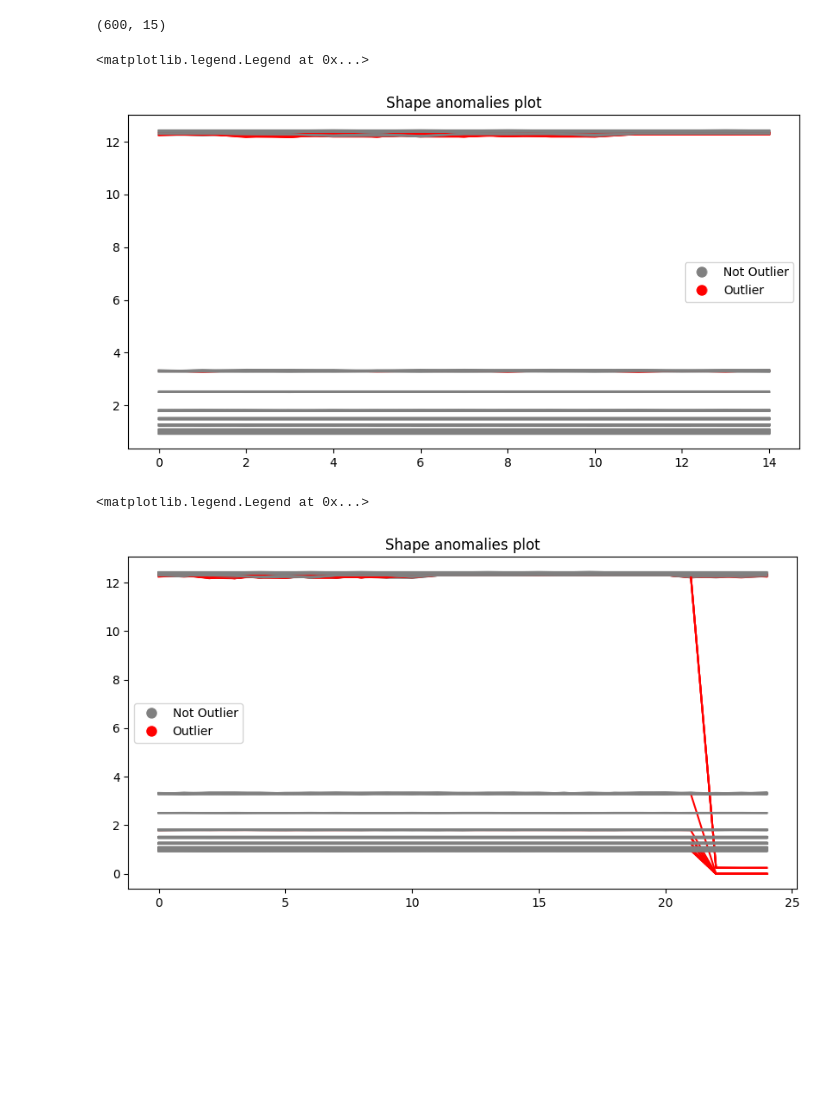
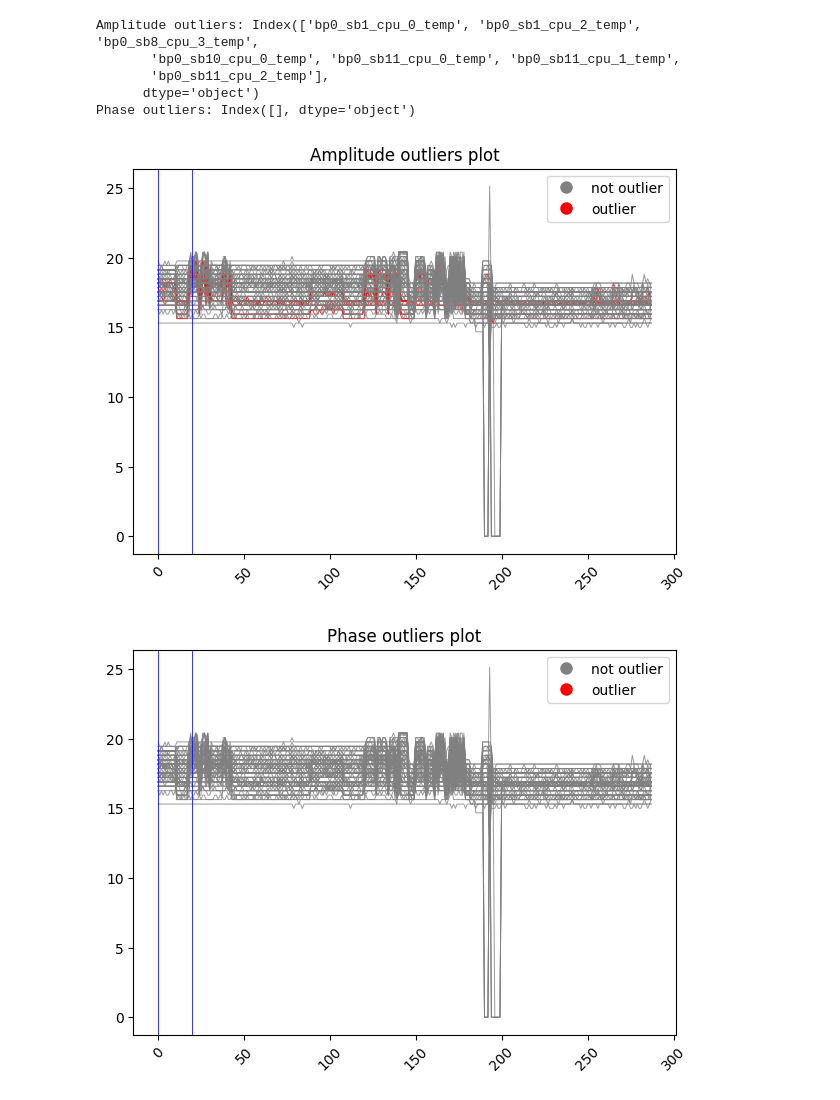
Before and after one commit to allisonaustin/streaming-depths, a Jupyter notebook: examples/sample2.ipynb, the cells around one changed output. Saved outputs shown, nothing was run; the diff lists cells and outputs as text; code cells hidden in the pictures; blank space fills up the shorter version.

```diff
--- a/examples/sample2.ipynb
+++ b/examples/sample2.ipynb
@@ -70,23 +20,53 @@ number of labels: 599
-# %%
-F = df.iloc[:-10,:].T.to_numpy()
-print(F.shape)
-inc_shape1 = IncrementalDepth(F=F, p=0.9, k=1.5, threshold=10)
-inc_shape1.getAmplitudeOutliers(F)
-cmap = ListedColormap([colors[label] for label in inc_shape1.labels])
-df.iloc[:-10,:].plot(colormap=cmap, figsize=(10, 5))
-plt.title("Shape anomalies plot")
-plt.legend(handles=legend_handles)
-# %% [output]
-(600, 15)
-<matplotlib.legend.Legend at 0x...>
-[figure, removed]
-# %%
-T_new = df.iloc[15:25,:].T.to_numpy() # new time points should recompute depths
-inc_shape1.update(T_new)
-cmap = ListedColormap([colors[label] for label in inc_shape1.labels])
-df.plot(colormap=cmap, figsize=(10, 5))
-plt.title("Shape anomalies plot")
-plt.legend(handles=legend_handles)
-# %% [output]
-<matplotlib.legend.Legend at 0x...>
-[figure, removed]
+# %%
+def plot_outliers(df, outliers, start=0, n_timepts=None):
+    colors = {False: 'gray', True: 'red'}
+
+    if (n_timepts is None):
+        n_timepts = df.shape[0] - 1
+
+    cmap_amp = ListedColormap([colors[label] for label in outliers['amp']])
+    cmap_phs = ListedColormap([colors[label] for label in outliers['phs']])
+    legend_handles = [
+        plt.Line2D([0], [0], marker='o', color='w', label='not outlier', markerfacecolor='gray', markersize=10),
+        plt.Line2D([0], [0], marker='o', color='w', label='outlier', markerfacecolor='red', markersize=10)
+    ]
+
+    df.plot(colormap=cmap_amp, alpha=0.8, lw=0.7, figsize=(7, 5))
+    plt.xticks(rotation=45)
+    plt.title("Amplitude outliers plot")
+    plt.legend(handles=legend_handles)
+
+    if start is not None:
+        plt.axvline(x=df.index[start], alpha=0.8, lw=0.7, color='b')
+        plt.axvline(x=df.index[n_timepts], alpha=0.8, lw=0.7, color='b')
+
+    df.plot(colormap=cmap_phs, alpha=0.8, lw=0.7, figsize=(7, 5))
+    plt.xticks(rotation=45)
+    plt.title("Phase outliers plot")
+    plt.legend(handles=legend_handles)
+
+    if n_timepts is not None:
+        plt.axvline(x=df.index[start], alpha=0.8, lw=0.7, color='b')
+        plt.axvline(x=df.index[n_timepts], alpha=0.8, lw=0.7, color='b')
+
+    print('Amplitude outliers:',df.columns[outliers['amp']])
+    print('Phase outliers:', df.columns[outliers['phs']])
+# %%
+start = 0
+n_timepts = 20
+
+F = df[start:n_timepts].iloc[:,:-1].to_numpy()
+time_points = np.linspace(0, 1, F.shape[0])
+
+depths = StreamingDepth(F)
+elastic_out = depths.elastic_outliers()
+# %%
+plot_outliers(df.iloc[:,:-1], elastic_out.labels, start, n_timepts)
+# %% [output]
+Amplitude outliers: Index(['bp0_sb1_cpu_0_temp', 'bp0_sb1_cpu_2_temp', 'bp0_sb8_cpu_3_temp',
+       'bp0_sb10_cpu_0_temp', 'bp0_sb11_cpu_0_temp', 'bp0_sb11_cpu_1_temp',
+       'bp0_sb11_cpu_2_temp'],
+      dtype='object')
+Phase outliers: Index([], dtype='object')
+[figure, added]
+[figure, added]
```
Also changed, not shown: parts of 10 cells of this notebook, 10 other files.
